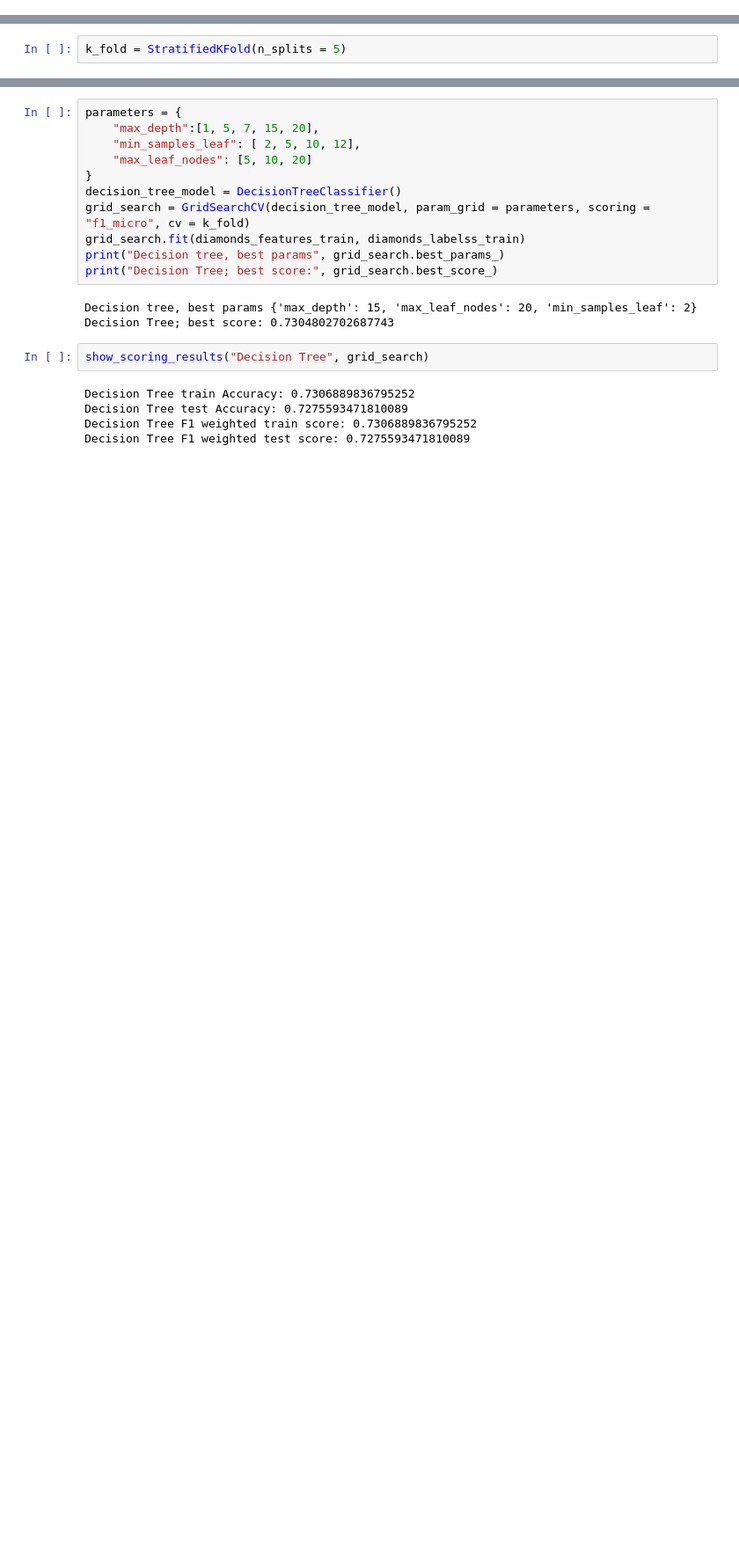
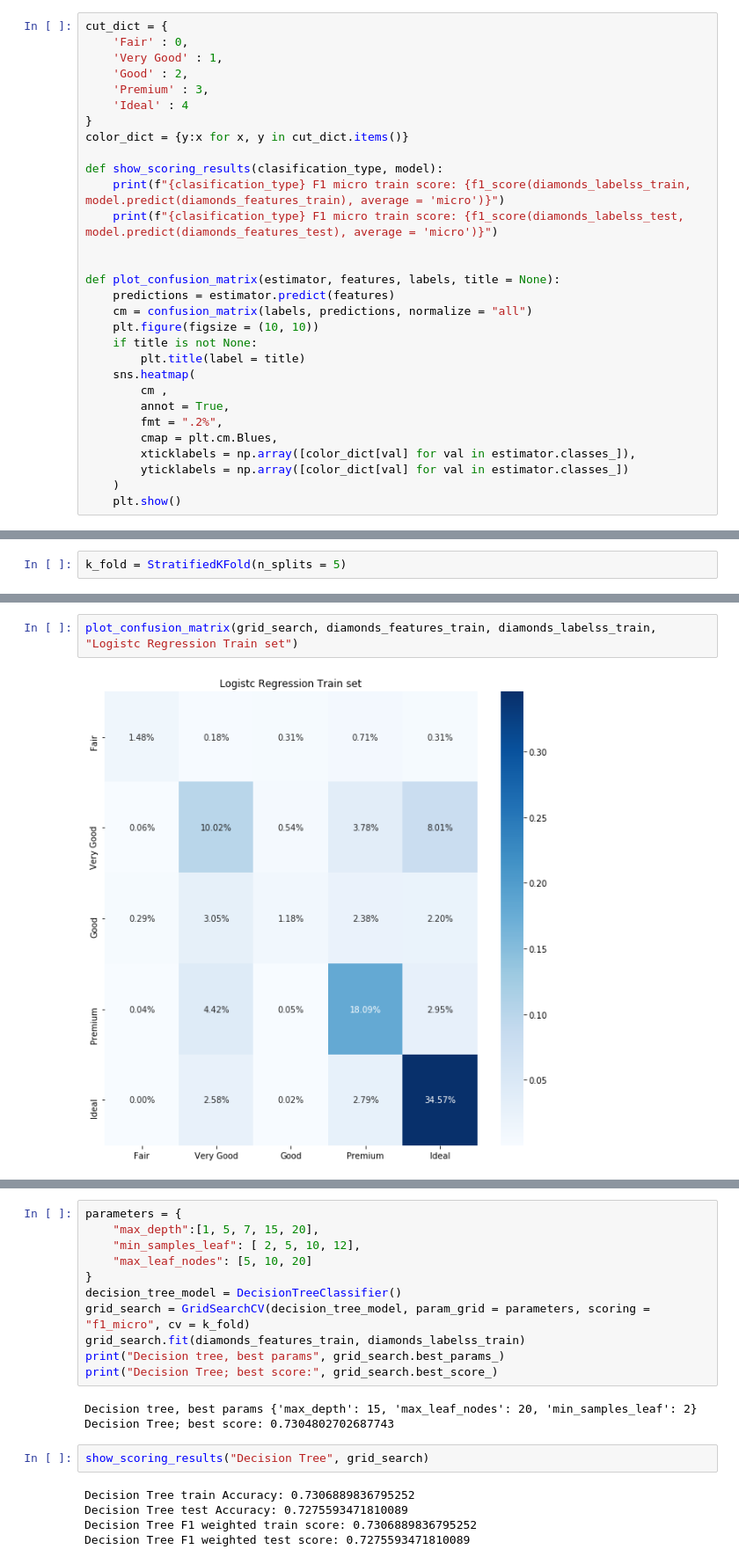
Before and after one commit to LuGeorgiev/Python-SoftUni, a Jupyter notebook: MachineLearning/15.Exam/Exam 15.11.2020 Lyubomir Georgiev.ipynb, the cells around one changed output, grey strips where cells are left out. Shown at 88% size. Cells and saved outputs as stored; diff of their text form; blank space fills up the shorter version.

```diff
--- a/MachineLearning/15.Exam/Exam 15.11.2020 Lyubomir Georgiev.ipynb
+++ b/MachineLearning/15.Exam/Exam 15.11.2020 Lyubomir Georgiev.ipynb
@@ -30,0 +26,30 @@ def show_scoring_results(clasification_type, model):
+# %%
+cut_dict = {
+    'Fair' : 0,
+    'Very Good' : 1,
+    'Good' : 2,
+    'Premium' : 3,
+    'Ideal' : 4
+}
+color_dict = {y:x for x, y in cut_dict.items()}
+
+def show_scoring_results(clasification_type, model):
+    print(f"{clasification_type} F1 micro train score: {f1_score(diamonds_labelss_train, model.predict(diamonds_features_train), average = 'micro')}")
+    print(f"{clasification_type} F1 micro train score: {f1_score(diamonds_labelss_test, model.predict(diamonds_features_test), average = 'micro')}")
+
+
+def plot_confusion_matrix(estimator, features, labels, title = None):
+    predictions = estimator.predict(features)
+    cm = confusion_matrix(labels, predictions, normalize = "all")
+    plt.figure(figsize = (10, 10))
+    if title is not None:
+        plt.title(label = title)
+    sns.heatmap(
+        cm ,
+        annot = True,
+        fmt = ".2%",
+        cmap = plt.cm.Blues,
+        xticklabels = np.array([color_dict[val] for val in estimator.classes_]),
+        yticklabels = np.array([color_dict[val] for val in estimator.classes_])
+    )
+    plt.show()
@@ -241,0 +323,4 @@ Logistic Regression F1 weighted test score: 0.656713649851632
+# %%
+plot_confusion_matrix(grid_search, diamonds_features_train, diamonds_labelss_train, "Logistc Regression Train set")
+# %% [output]
+[figure, added]
```
Also changed, not shown: parts of 42 cells of this notebook, 1 other file.
